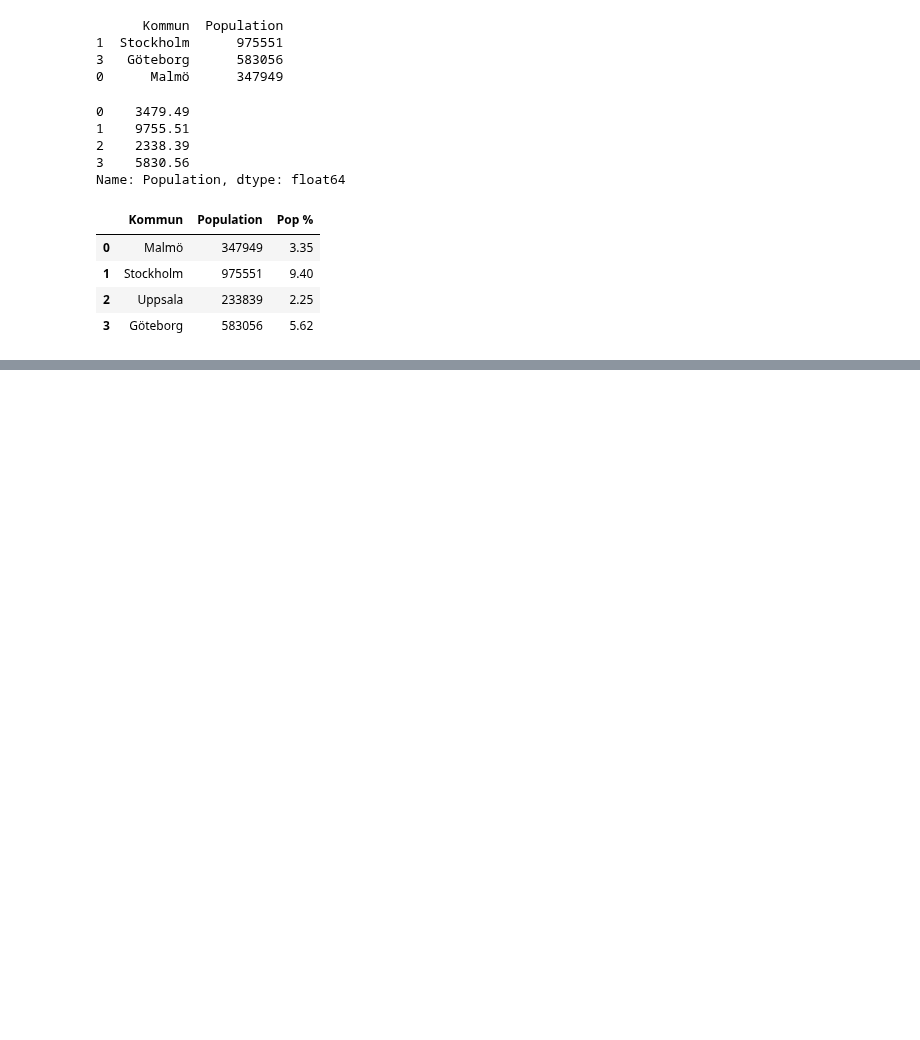
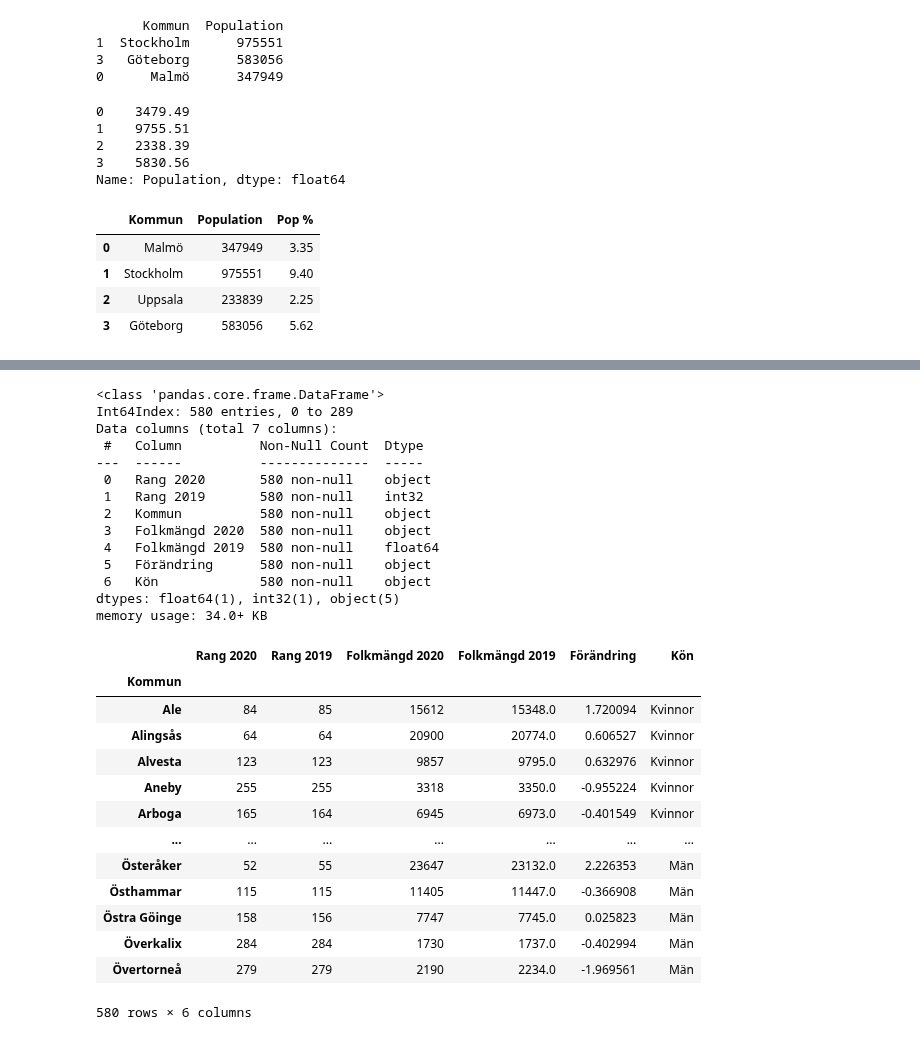
Before and after one commit to yuna-liu/Databehandling-Yuna-Liu, a Jupyter notebook: Exercises/E00_pandas_basic_syntax.ipynb, the cells around one changed output, grey strips where cells are left out. Saved outputs shown, nothing was run; the diff lists cells and outputs as text; code cells hidden in the pictures; blank space fills up the shorter version.

Commit message:
pandas merger

```diff
--- a/Exercises/E00_pandas_basic_syntax.ipynb
+++ b/Exercises/E00_pandas_basic_syntax.ipynb
@@ -259,7 +249,3 @@ f)
 <img align="left" src="../assets/city_sizes.png" height="200"/>
 
 </details>
-# %%
-path = "../Data/komtopp50_2020.xlsx"
-df = pd.read_excel(path, header = True)
-df
@@ -388,0 +488,12 @@ Kokchun Giang
+# %%
+def get_data_from_excel(path, my_sheet_name=None):
+    df = pd.read_excel(path, sheet_name=my_sheet_name)
+    df = df.iloc[6:]
+    df = df.rename({"Unnamed: 0": "Rang 2020","Unnamed: 1": "Rang 2019", "Unnamed: 2": "Kommun", "Unnamed: 3": "Folkmängd 2020", "Unnamed: 4": "Folkmängd 2019", "Unnamed: 5": "Förändring"}, axis="columns")
+    df = df.reset_index(drop=True)
+    df["Rang 2019"] = df["Rang 2019"].astype(int)
+    return df
+# %%
+path = "../Data/komtopp50_2020.xlsx"
+df_kvinnor = get_data_from_excel(path, "Kvinnor")
+df_kvinnor.head()
@@ -388,0 +507,3 @@ Kokchun Giang
+# %%
+df_man = get_data_from_excel(path, "Män")
+df_man.head()
@@ -388,0 +517,35 @@ Kokchun Giang
+# %%
+df_kvinnor = df_kvinnor.assign(Kön = lambda x: "Kvinnor")  # add new columnn to the end of a DataFrame
+df_man = df_man.assign(Kön = lambda x: "Män")
+df_total = df_kvinnor.append(df_man)
+df_total.info()
+df_total.set_index("Kommun")
+# %% [output]
+<class 'pandas.core.frame.DataFrame'>
+Int64Index: 580 entries, 0 to 289
+Data columns (total 7 columns):
+ #   Column          Non-Null Count  Dtype
+---  ------          --------------  -----
+ 0   Rang 2020       580 non-null    object
+ 1   Rang 2019       580 non-null    int32
+ 2   Kommun          580 non-null    object
+ 3   Folkmängd 2020  580 non-null    object
+ 4   Folkmängd 2019  580 non-null    float64
+ 5   Förändring      580 non-null    object
+ 6   Kön             580 non-null    object
+dtypes: float64(1), int32(1), object(5)
+memory usage: 34.0+ KB
+|  | Rang 2020 | Rang 2019 | Folkmängd 2020 | Folkmängd 2019 | Förändring | Kön |
+| Kommun |  |  |  |  |  |  |
+| Ale | 84 | 85 | 15612 | 15348.0 | 1.720094 | Kvinnor |
+| Alingsås | 64 | 64 | 20900 | 20774.0 | 0.606527 | Kvinnor |
+| Alvesta | 123 | 123 | 9857 | 9795.0 | 0.632976 | Kvinnor |
+| Aneby | 255 | 255 | 3318 | 3350.0 | -0.955224 | Kvinnor |
+| Arboga | 165 | 164 | 6945 | 6973.0 | -0.401549 | Kvinnor |
+| ... | ... | ... | ... | ... | ... | ... |
+| Österåker | 52 | 55 | 23647 | 23132.0 | 2.226353 | Män |
+| Östhammar | 115 | 115 | 11405 | 11447.0 | -0.366908 | Män |
+| Östra Göinge | 158 | 156 | 7747 | 7745.0 | 0.025823 | Män |
+| Överkalix | 284 | 284 | 1730 | 1737.0 | -0.402994 | Män |
+| Övertorneå | 279 | 279 | 2190 | 2234.0 | -1.969561 | Män |
+580 rows × 6 columns
```
Also changed, not shown: parts of 24 cells of this notebook, 2 other files.
